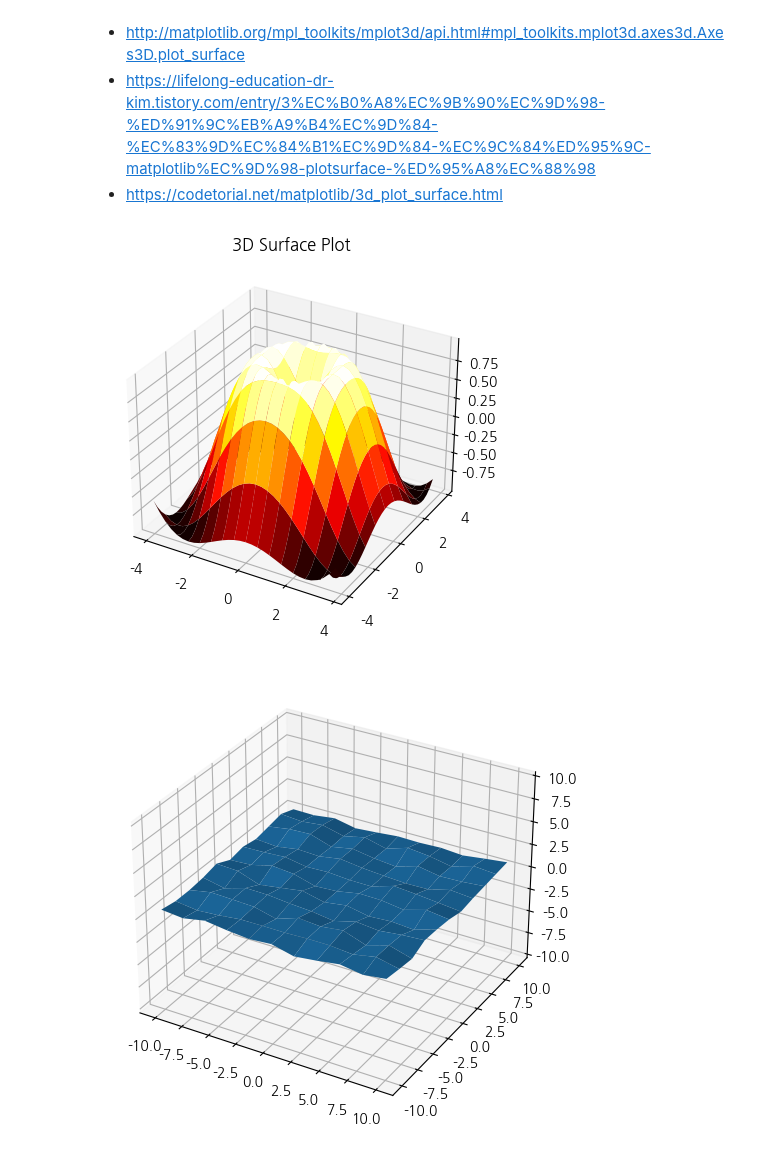
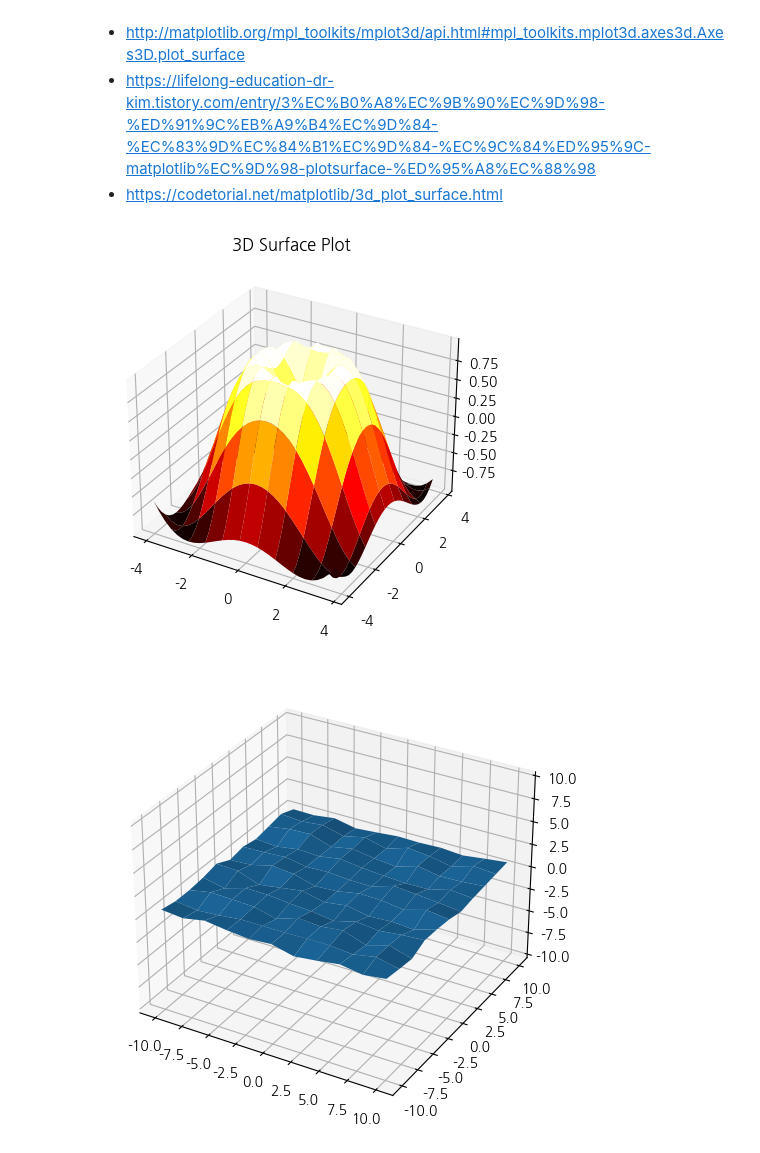
Before and after one commit to 77sanghoon/WASSUP, a Jupyter notebook: 04_Data_Visualization/02_맷플롯리브의 여러가지 플롯.ipynb, the cells around one changed output. Cells and saved outputs as stored; diff of their text form; code cells hidden in the pictures.

```diff
--- a/04_Data_Visualization/02_맷플롯리브의 여러가지 플롯.ipynb
+++ b/04_Data_Visualization/02_맷플롯리브의 여러가지 플롯.ipynb
@@ -602,21 +602,21 @@ plot_surface 명령을 사용한다.
 # %%
 # matplotlib 3.2.0부터 axes3d를 명시적으로 임포트 하지 않아도 됨
 # from mpl_toolkits.mplot3d import Axes3D
 X = np.arange(-4, 4, 0.25)
 Y = np.arange(-4, 4, 0.25)
 XX, YY = np.meshgrid(X, Y)
 ZZ = np.sin(np.sqrt(XX**2 + YY**2))
 
 
 fig = plt.figure()
 # ax = Axes3D(fig)
 ax = fig.add_subplot(111, projection='3d')
 ax.set_title("3D Surface Plot")
 
-ax.plot_surface(XX, YY, ZZ, rstride=3, cstride=2, cmap='hot')
+ax.plot_surface(XX, YY, ZZ, rstride=3, cstride=3, cmap='hot')
 plt.show()
 # %% [output]
-[figure, old version]
+[figure, new version]
 # %%
 # from mpl_toolkits.mplot3d import axes3d
 # import matplotlib.pyplot as plt
```
Also changed, not shown: 3 other files.
